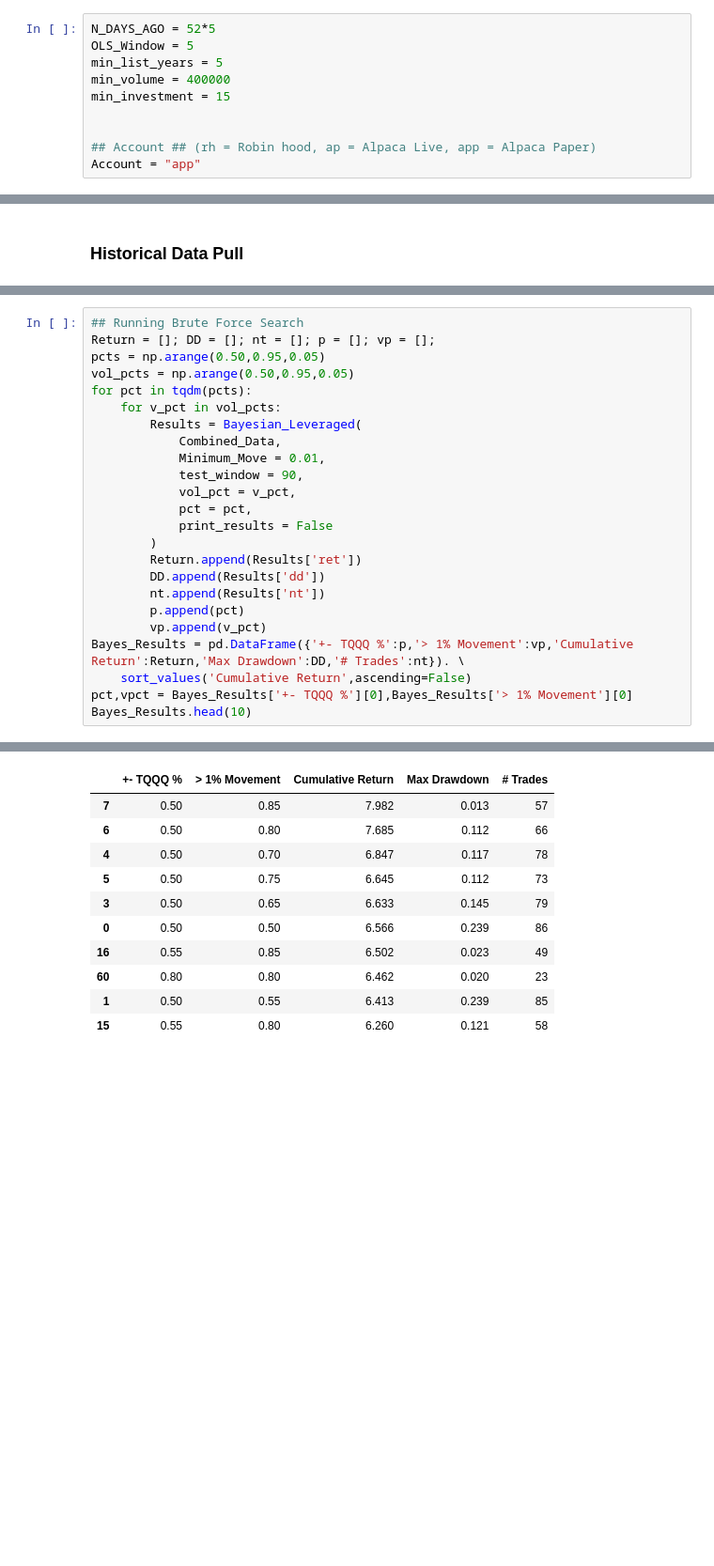
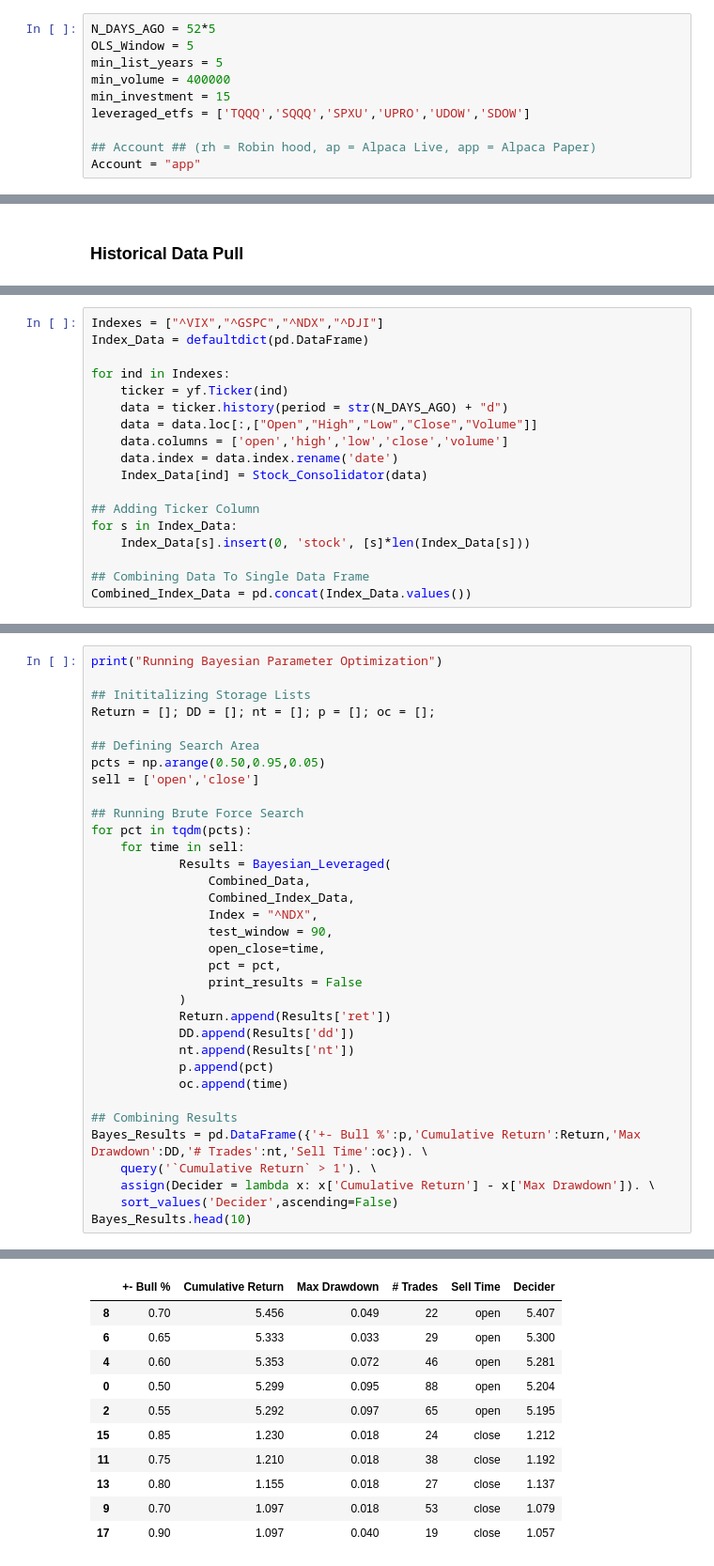
Before and after one commit to webclinic017/Stock-Strategy-Exploration, a Jupyter notebook: Python/Automated-Investing.ipynb, the cells around one changed output, grey strips where cells are left out. Shown: that part at 94% size. Drawn from its saved outputs; the diff is of its cells as text; blank space fills up the shorter version.

```diff
--- a/Python/Automated-Investing.ipynb
+++ b/Python/Automated-Investing.ipynb
@@ -36,7 +36,7 @@ OLS_Window = 5
 min_list_years = 5
 min_volume = 400000
 min_investment = 15
-
+leveraged_etfs = ['TQQQ','SQQQ','SPXU','UPRO','UDOW','SDOW']
 
 ## Account ## (rh = Robin hood, ap = Alpaca Live, app = Alpaca Paper)
 Account = "app"
@@ -192,3 +193,21 @@ Filtering Based On Average Price and Volume
 Pulling Company Data
 
 Formatting Final Dataset
+# %%
+Indexes = ["^VIX","^GSPC","^NDX","^DJI"]
+Index_Data = defaultdict(pd.DataFrame)
+
+for ind in Indexes:
+    ticker = yf.Ticker(ind)
+    data = ticker.history(period = str(N_DAYS_AGO) + "d")
+    data = data.loc[:,["Open","High","Low","Close","Volume"]]
+    data.columns = ['open','high','low','close','volume']
+    data.index = data.index.rename('date')
+    Index_Data[ind] = Stock_Consolidator(data)
+
+## Adding Ticker Column
+for s in Index_Data:
+    Index_Data[s].insert(0, 'stock', [s]*len(Index_Data[s]))
+
+## Combining Data To Single Data Frame
+Combined_Index_Data = pd.concat(Index_Data.values())
@@ -261,25 +297,35 @@ fig.set_size_inches(16,9)
 # %%
+print("Running Bayesian Parameter Optimization")
+
+## Inititalizing Storage Lists
+Return = []; DD = []; nt = []; p = []; oc = [];
+
+## Defining Search Area
+pcts = np.arange(0.50,0.95,0.05)
+sell = ['open','close']
+
 ## Running Brute Force Search
-Return = []; DD = []; nt = []; p = []; vp = [];
-pcts = np.arange(0.50,0.95,0.05)
-vol_pcts = np.arange(0.50,0.95,0.05)
 for pct in tqdm(pcts):
-    for v_pct in vol_pcts:
-        Results = Bayesian_Leveraged(
-            Combined_Data,
-            Minimum_Move = 0.01,
-            test_window = 90,
-            vol_pct = v_pct,
-            pct = pct,
-            print_results = False
-        )
-        Return.append(Results['ret'])
-        DD.append(Results['dd'])
-        nt.append(Results['nt'])
-        p.append(pct)
-        vp.append(v_pct)
-Bayes_Results = pd.DataFrame({'+- TQQQ %':p,'> 1% Movement':vp,'Cumulative Return':Return,'Max Drawdown':DD,'# Trades':nt}). \
-    sort_values('Cumulative Return',ascending=False)
-pct,vpct = Bayes_Results['+- TQQQ %'][0],Bayes_Results['> 1% Movement'][0]
+    for time in sell:
+            Results = Bayesian_Leveraged(
+                Combined_Data,
+                Combined_Index_Data,
+                Index = "^NDX",
+                test_window = 90,
+                open_close=time,
+                pct = pct,
+                print_results = False
+            )
+            Return.append(Results['ret'])
+            DD.append(Results['dd'])
+            nt.append(Results['nt'])
+            p.append(pct)
+            oc.append(time)
+
+## Combining Results
+Bayes_Results = pd.DataFrame({'+- Bull %':p,'Cumulative Return':Return,'Max Drawdown':DD,'# Trades':nt,'Sell Time':oc}). \
+    query('`Cumulative Return` > 1'). \
+    assign(Decider = lambda x: x['Cumulative Return'] - x['Max Drawdown']). \
+    sort_values('Decider',ascending=False)
 Bayes_Results.head(10)
 # %% [output]
@@ -286,12 +333,12 @@ Bayes_Results.head(10)
-|  | +- TQQQ % | > 1% Movement | Cumulative Return | Max Drawdown | # Trades |
-| 7 | 0.50 | 0.85 | 7.982 | 0.013 | 57 |
-| 6 | 0.50 | 0.80 | 7.685 | 0.112 | 66 |
-| 4 | 0.50 | 0.70 | 6.847 | 0.117 | 78 |
-| 5 | 0.50 | 0.75 | 6.645 | 0.112 | 73 |
-| 3 | 0.50 | 0.65 | 6.633 | 0.145 | 79 |
-| 0 | 0.50 | 0.50 | 6.566 | 0.239 | 86 |
-| 16 | 0.55 | 0.85 | 6.502 | 0.023 | 49 |
-| 60 | 0.80 | 0.80 | 6.462 | 0.020 | 23 |
-| 1 | 0.50 | 0.55 | 6.413 | 0.239 | 85 |
-| 15 | 0.55 | 0.80 | 6.260 | 0.121 | 58 |
+|  | +- Bull % | Cumulative Return | Max Drawdown | # Trades | Sell Time | Decider |
+| 8 | 0.70 | 5.456 | 0.049 | 22 | open | 5.407 |
+| 6 | 0.65 | 5.333 | 0.033 | 29 | open | 5.300 |
+| 4 | 0.60 | 5.353 | 0.072 | 46 | open | 5.281 |
+| 0 | 0.50 | 5.299 | 0.095 | 88 | open | 5.204 |
+| 2 | 0.55 | 5.292 | 0.097 | 65 | open | 5.195 |
+| 15 | 0.85 | 1.230 | 0.018 | 24 | close | 1.212 |
+| 11 | 0.75 | 1.210 | 0.018 | 38 | close | 1.192 |
+| 13 | 0.80 | 1.155 | 0.018 | 27 | close | 1.137 |
+| 9 | 0.70 | 1.097 | 0.018 | 53 | close | 1.079 |
+| 17 | 0.90 | 1.097 | 0.040 | 19 | close | 1.057 |
 # %%
```
Also changed, not shown: parts of 10 cells of this notebook, 4 other files.
